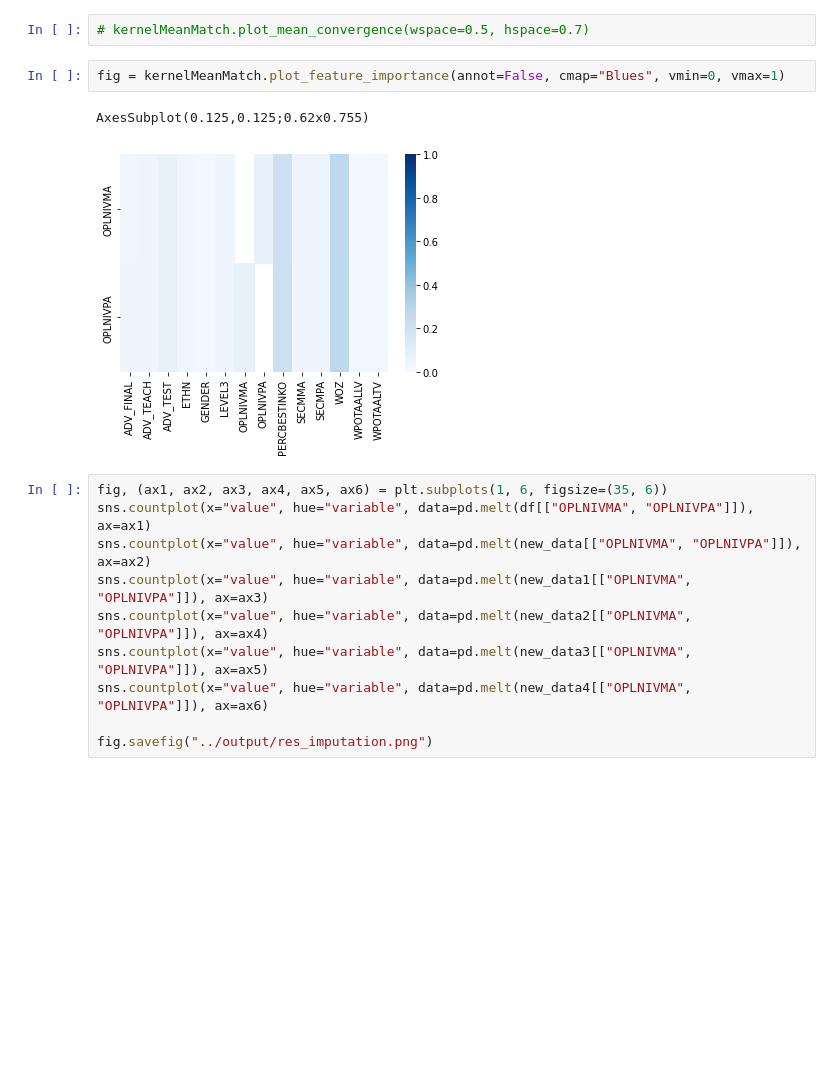
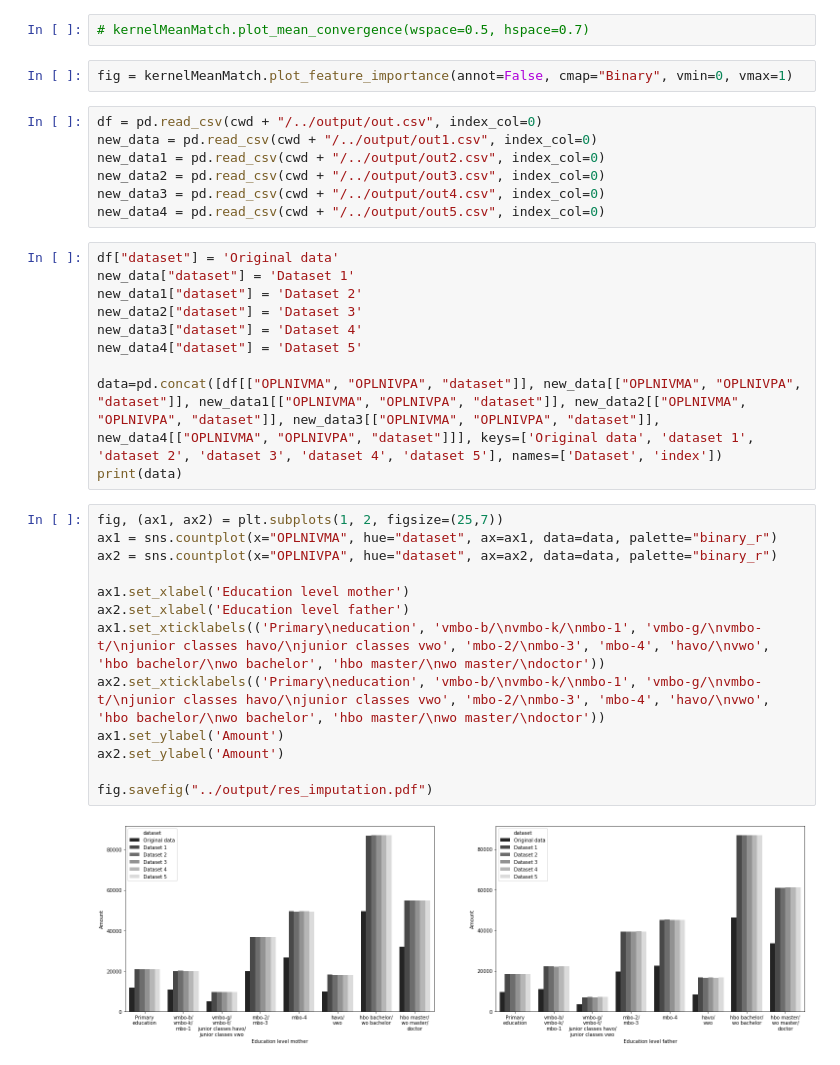
Before and after one commit to iboeters/Counterfactual_Fairness_Education, a Jupyter notebook: clean_data/impute.ipynb, the cells around one changed output. Cells and saved outputs as stored; diff of their text form; blank space fills up the shorter version.

Commit message:
final clean data

```diff
--- a/clean_data/impute.ipynb
+++ b/clean_data/impute.ipynb
@@ -134,17 +134,36 @@ categorical vars:
 # %%
 # kernelMeanMatch.plot_mean_convergence(wspace=0.5, hspace=0.7)
 # %%
-fig = kernelMeanMatch.plot_feature_importance(annot=False, cmap="Blues", vmin=0, vmax=1)
+fig = kernelMeanMatch.plot_feature_importance(annot=False, cmap="Binary", vmin=0, vmax=1)
-# %% [output]
-AxesSubplot(0.125,0.125;0.62x0.755)
-[figure, removed]
-# %%
-fig, (ax1, ax2, ax3, ax4, ax5, ax6) = plt.subplots(1, 6, figsize=(35, 6))
-sns.countplot(x="value", hue="variable", data=pd.melt(df[["OPLNIVMA", "OPLNIVPA"]]), ax=ax1)
-sns.countplot(x="value", hue="variable", data=pd.melt(new_data[["OPLNIVMA", "OPLNIVPA"]]), ax=ax2)
-sns.countplot(x="value", hue="variable", data=pd.melt(new_data1[["OPLNIVMA", "OPLNIVPA"]]), ax=ax3)
-sns.countplot(x="value", hue="variable", data=pd.melt(new_data2[["OPLNIVMA", "OPLNIVPA"]]), ax=ax4)
-sns.countplot(x="value", hue="variable", data=pd.melt(new_data3[["OPLNIVMA", "OPLNIVPA"]]), ax=ax5)
-sns.countplot(x="value", hue="variable", data=pd.melt(new_data4[["OPLNIVMA", "OPLNIVPA"]]), ax=ax6)
-
-fig.savefig("../output/res_imputation.png")
+# %%
+df = pd.read_csv(cwd + "/../output/out.csv", index_col=0)
+new_data = pd.read_csv(cwd + "/../output/out1.csv", index_col=0)
+new_data1 = pd.read_csv(cwd + "/../output/out2.csv", index_col=0)
+new_data2 = pd.read_csv(cwd + "/../output/out3.csv", index_col=0)
+new_data3 = pd.read_csv(cwd + "/../output/out4.csv", index_col=0)
+new_data4 = pd.read_csv(cwd + "/../output/out5.csv", index_col=0)
+# %%
+df["dataset"] = 'Original data'
+new_data["dataset"] = 'Dataset 1'
+new_data1["dataset"] = 'Dataset 2'
+new_data2["dataset"] = 'Dataset 3'
+new_data3["dataset"] = 'Dataset 4'
+new_data4["dataset"] = 'Dataset 5'
+
+data=pd.concat([df[["OPLNIVMA", "OPLNIVPA", "dataset"]], new_data[["OPLNIVMA", "OPLNIVPA", "dataset"]], new_data1[["OPLNIVMA", "OPLNIVPA", "dataset"]], new_data2[["OPLNIVMA", "OPLNIVPA", "dataset"]], new_data3[["OPLNIVMA", "OPLNIVPA", "dataset"]], new_data4[["OPLNIVMA", "OPLNIVPA", "dataset"]]], keys=['Original data', 'dataset 1', 'dataset 2', 'dataset 3', 'dataset 4', 'dataset 5'], names=['Dataset', 'index'])
+print(data)
+# %%
+fig, (ax1, ax2) = plt.subplots(1, 2, figsize=(25,7))
+ax1 = sns.countplot(x="OPLNIVMA", hue="dataset", ax=ax1, data=data, palette="binary_r")
+ax2 = sns.countplot(x="OPLNIVPA", hue="dataset", ax=ax2, data=data, palette="binary_r")
+
+ax1.set_xlabel('Education level mother')
+ax2.set_xlabel('Education level father')
+ax1.set_xticklabels(('Primary\neducation', 'vmbo-b/\nvmbo-k/\nmbo-1', 'vmbo-g/\nvmbo-t/\njunior classes havo/\njunior classes vwo', 'mbo-2/\nmbo-3', 'mbo-4', 'havo/\nvwo', 'hbo bachelor/\nwo bachelor', 'hbo master/\nwo master/\ndoctor'))
+ax2.set_xticklabels(('Primary\neducation', 'vmbo-b/\nvmbo-k/\nmbo-1', 'vmbo-g/\nvmbo-t/\njunior classes havo/\njunior classes vwo', 'mbo-2/\nmbo-3', 'mbo-4', 'havo/\nvwo', 'hbo bachelor/\nwo bachelor', 'hbo master/\nwo master/\ndoctor'))
+ax1.set_ylabel('Amount')
+ax2.set_ylabel('Amount')
+
+fig.savefig("../output/res_imputation.pdf")
+# %% [output]
+[figure, added]
```
Also changed, not shown: parts of 1 cell of this notebook, 4 other files.
